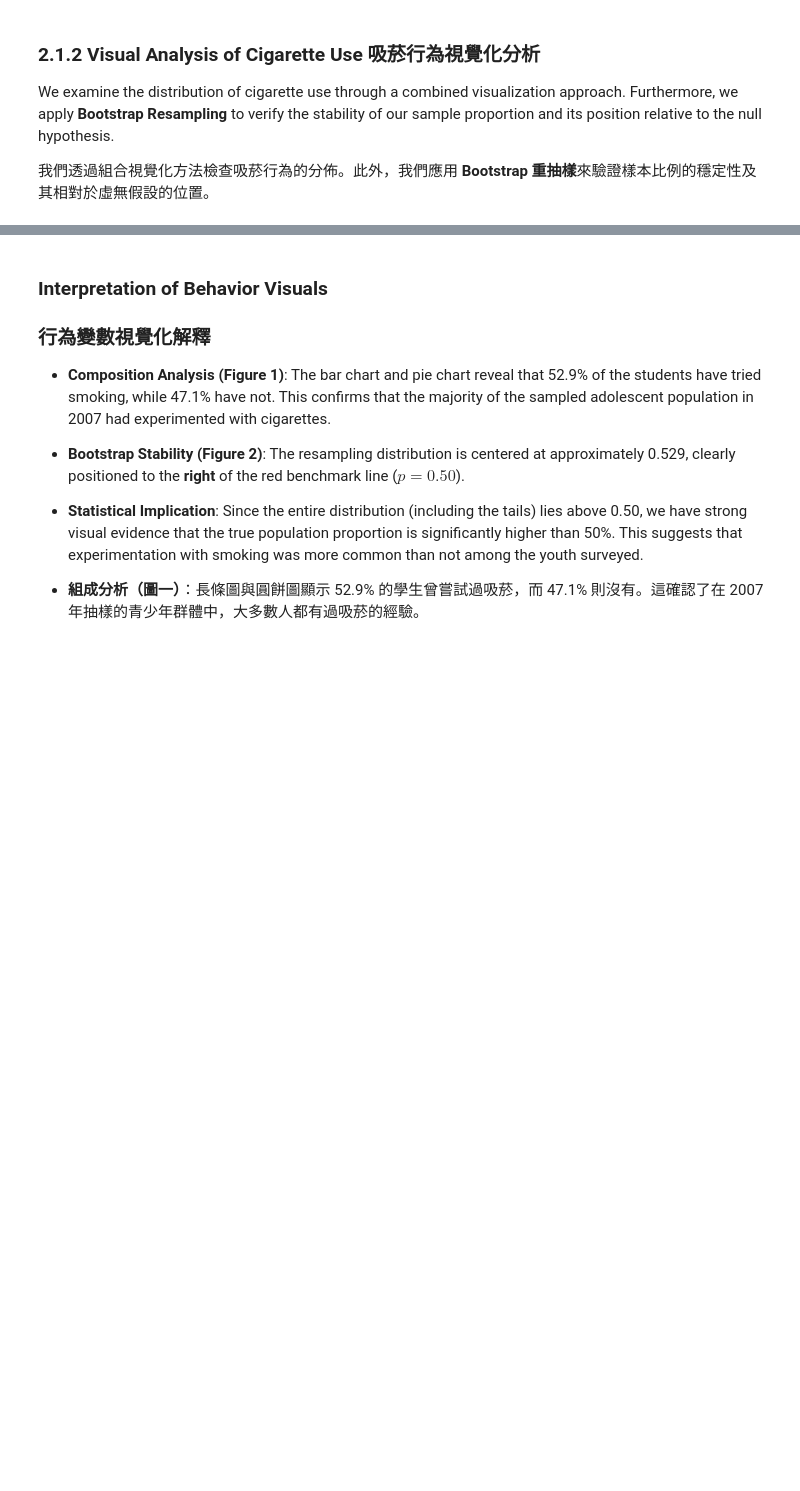
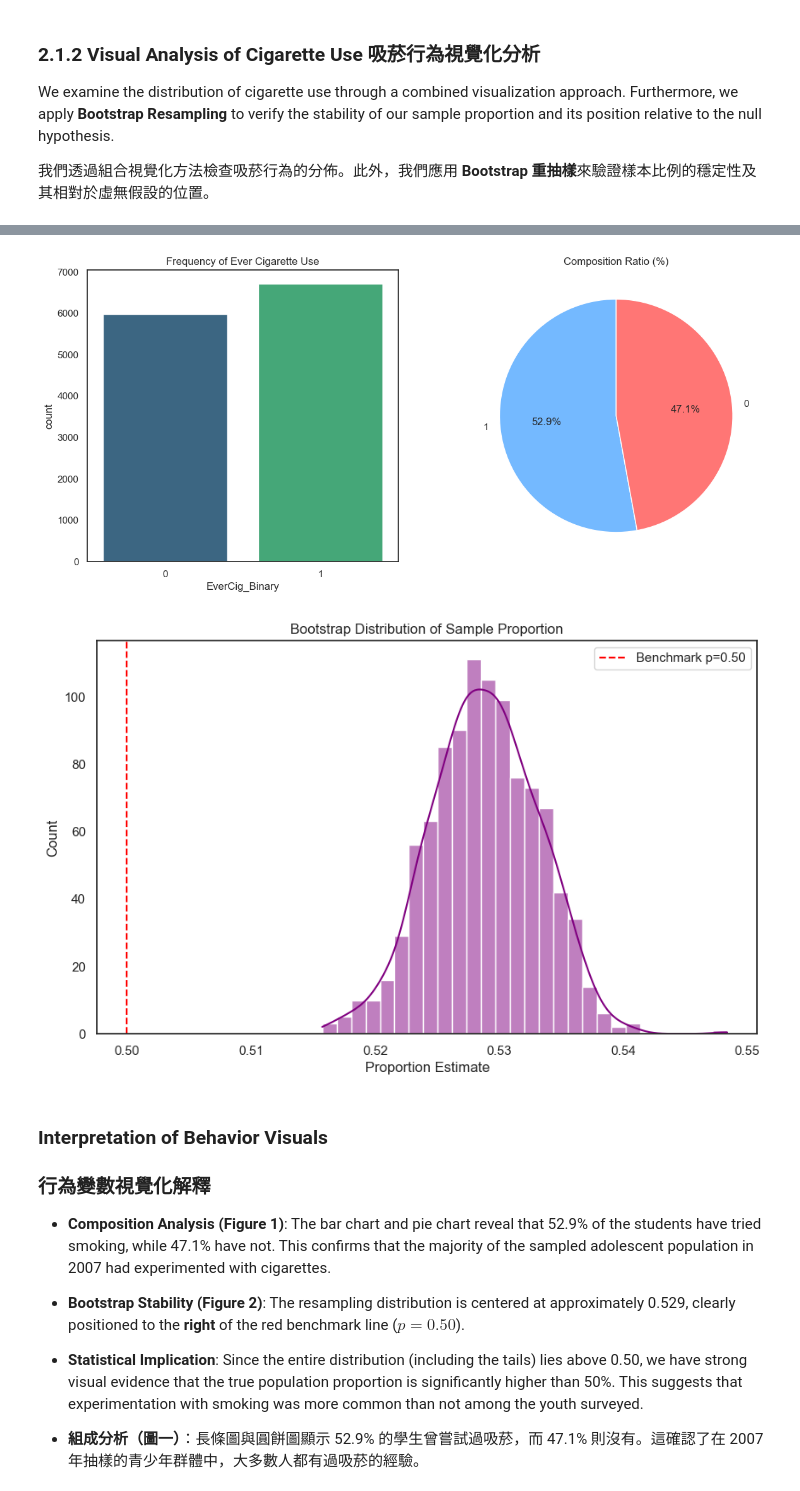
Before and after one commit to t111a50012/project-cycle-2, a Jupyter notebook: project-cycle-2-final/notebooks/02_eda.ipynb, the cells around one changed output, grey strips where cells are left out. Saved outputs shown, nothing was run; the diff lists cells and outputs as text; code cells hidden in the pictures; blank space fills up the shorter version.

```diff
--- a/project-cycle-2-final/notebooks/02_eda.ipynb
+++ b/project-cycle-2-final/notebooks/02_eda.ipynb
@@ -145,3 +103,55 @@ Passing `palette` without assigning `hue` is deprecated and will be removed in v
+# %%
+import pandas as pd
+import seaborn as sns
+import matplotlib.pyplot as plt
+
+# 確保路徑正確
+df = pd.read_csv('../data/processed/yrbs_recoded.csv')
+sns.set_theme(style="white")
+
+# Visualization 1
+fig, ax = plt.subplots(1, 2, figsize=(14, 6))
+
+# Bar Chart - 修正了 palette 的警告問題
+sns.countplot(
+    x='EverCig_Binary',
+    data=df,
+    ax=ax[0],
+    hue='EverCig_Binary',   # 指定 hue
+    palette='viridis',
+    legend=False            # 隱藏重複的圖例
+)
+ax[0].set_title('Frequency of Ever Cigarette Use')
+ax[0].set_ylabel('count')
+
+# Pie Chart
+df['EverCig_Binary'].value_counts().plot.pie(
+    autopct='%1.1f%%',
+    ax=ax[1],
+    colors=['#74b9ff','#ff7675'],
+    startangle=90
+)
+ax[1].set_ylabel('')
+ax[1].set_title('Composition Ratio (%)')
+
+plt.savefig('../outputs/figures/behavior_composition.png')
+plt.show()
+
+# Visualization 2: Bootstrap Distribution
+# 注意：確保 'EverCig_Binary' 是數值型態 (0, 1) 才能計算 .mean()
+boot_means = [df['EverCig_Binary'].sample(frac=1, replace=True).mean() for _ in range(1000)]
+
+plt.figure(figsize=(10, 6))
+sns.histplot(boot_means, kde=True, color='purple')
+plt.axvline(0.50, color='red', linestyle='--', label='Benchmark p=0.50')
+plt.title('Bootstrap Distribution of Sample Proportion')
+plt.xlabel('Proportion Estimate')
+plt.legend()
+plt.savefig('../outputs/figures/behavior_bootstrap.png')
+plt.show()
+# %% [output]
+[figure, added]
+[figure, added]
 # %% [markdown]
 ### Interpretation of Behavior Visuals
 ### 行為變數視覺化解釋
```
Also changed, not shown: parts of 1 cell of this notebook, 3 other files.
